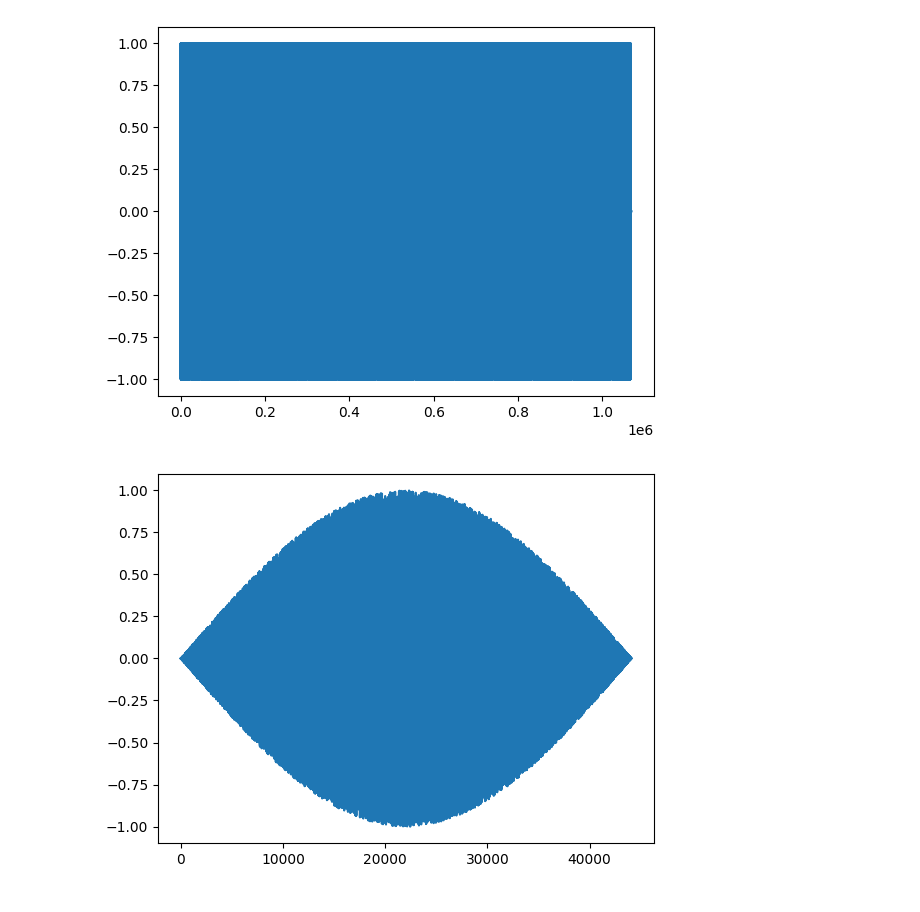
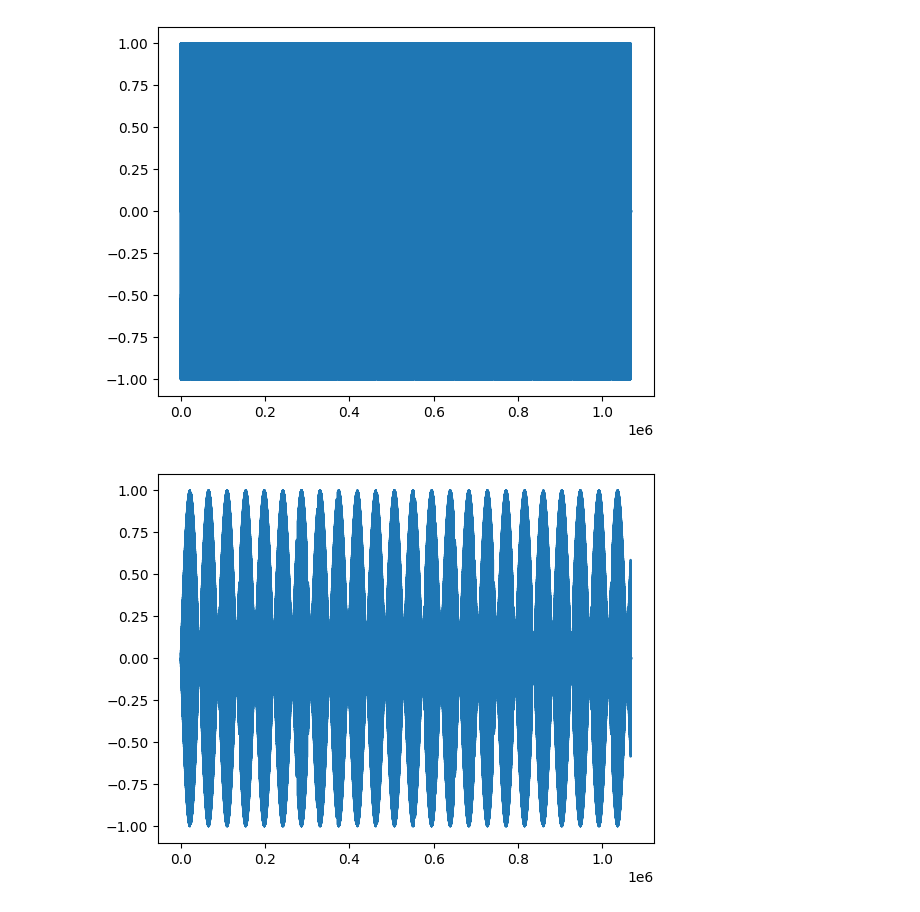
Before and after one commit to Adelpozo04/Informatica-Musical, a Jupyter notebook: Practica 1/practica01.ipynb, the cells around one changed output. Drawn from its saved outputs; the diff is of its cells as text; code cells hidden in the pictures.

Commit message:
intentando ejercicio 6

```diff
--- a/Practica 1/practica01.ipynb
+++ b/Practica 1/practica01.ipynb
@@ -70,7 +70,7 @@ sd.wait()
 # %%
 def osc(freq, dur=1, amp=1, phase=0):
     ns = np.arange(SRATE * dur)
-    a = np.sin((((ns * np.pi * 2) * freq) / (SRATE * dur)) + phase)
+    a = np.sin(((ns * np.pi * 2 * freq) /SRATE) + phase)
     a = a * amp
 
     return a
@@ -145,28 +145,22 @@ sd.wait()
 # %% [output]
 [figure]
 # %%
+#Ejercicio 5
+
 def modulador(signal, freq):
 
     dur = len(signal)/SRATE
 
     aux = osc(freq, dur)
     return signal * aux
 
 
-
-def noise2(dur):
-    ns = np.random.uniform(-1, 1, dur * SRATE)
-    return ns
-
-
-aux = noise2(1)
-
-aux = modulador(aux, 0.5)
+aux = modulador(sol, 0.5)
 
 plt.plot(aux)
 
 sd.play(aux)
 
 sd.wait()
 # %% [output]
-[figure, old version]
+[figure, new version]
```
Also changed, not shown: parts of 1 cell of this notebook.
